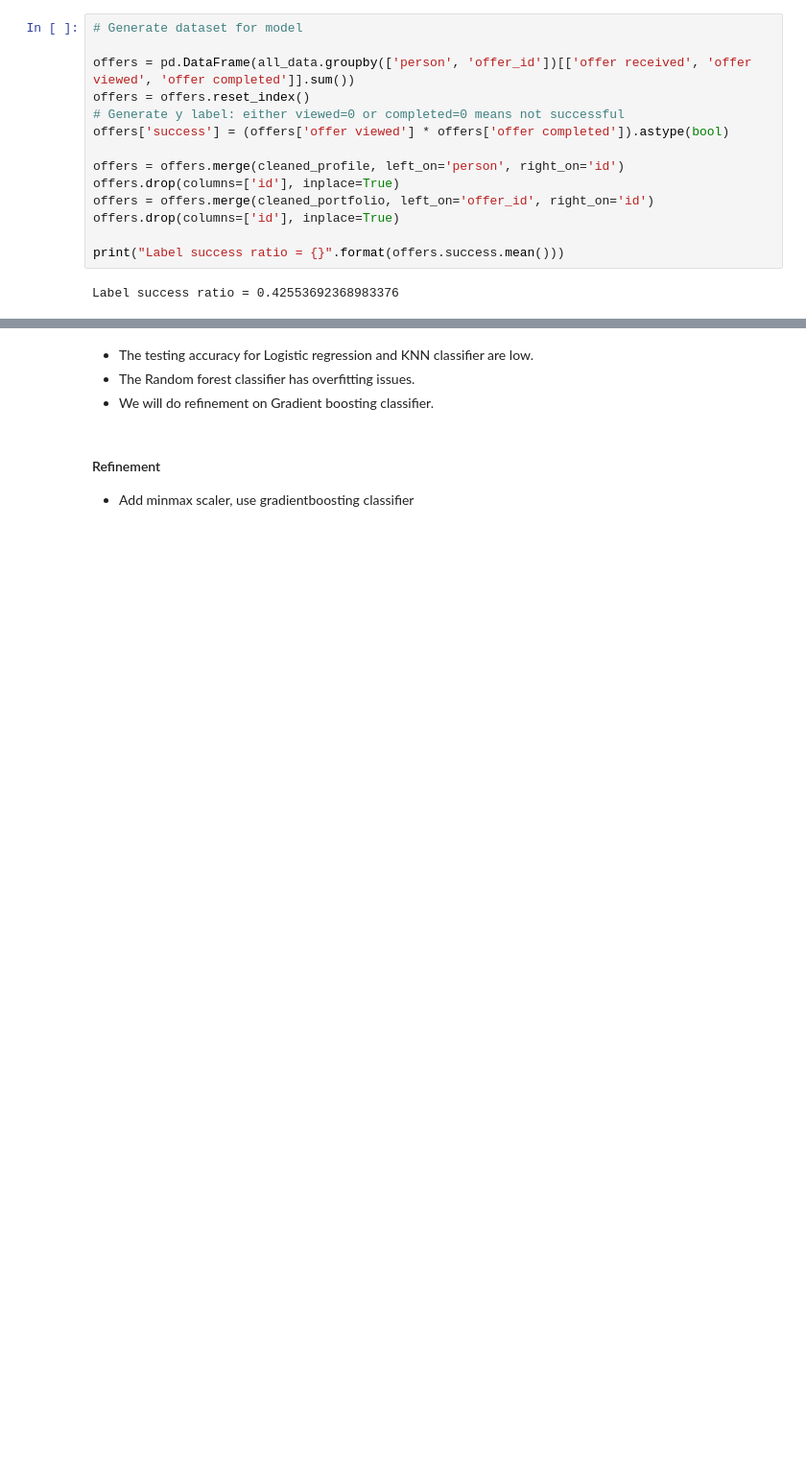
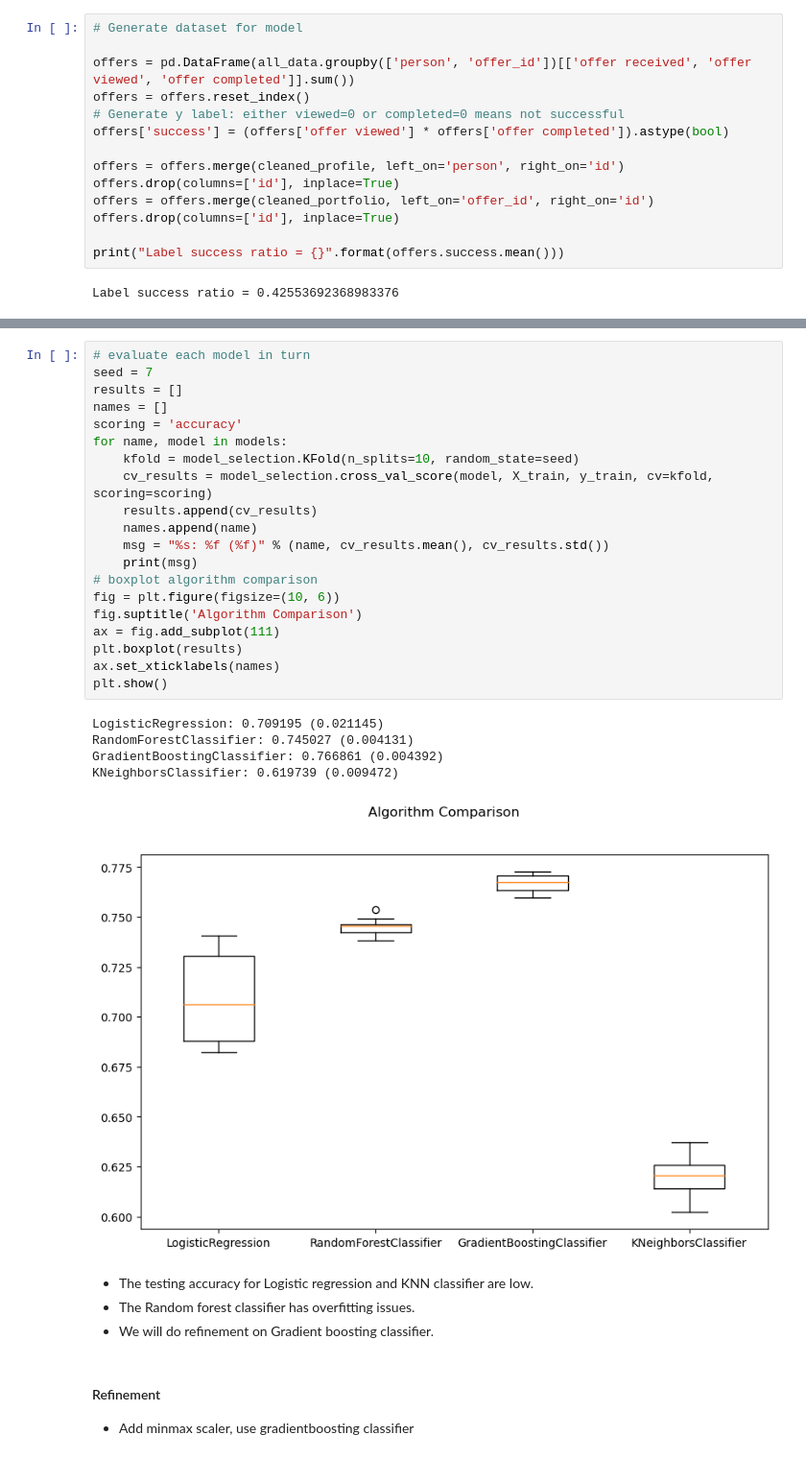
Before and after one commit to VagnerBelfort/starbucks_promotional_analysis, a Jupyter notebook: Starbucks_Capstone_notebook.ipynb, the cells around one changed output, grey strips where cells are left out. Shown at 96% size. Drawn from its saved outputs; the diff is of its cells as text; blank space fills up the shorter version.

Commit message:
FIX: adding model comparison in charts

```diff
--- a/Starbucks_Capstone_notebook.ipynb
+++ b/Starbucks_Capstone_notebook.ipynb
@@ -477,3 +482,29 @@ Traing accuracy: 0.761, testing accuracy: 0.620
+# %%
+# evaluate each model in turn
+seed = 7
+results = []
+names = []
+scoring = 'accuracy'
+for name, model in models:
+	kfold = model_selection.KFold(n_splits=10, random_state=seed)
+	cv_results = model_selection.cross_val_score(model, X_train, y_train, cv=kfold, scoring=scoring)
+	results.append(cv_results)
+	names.append(name)
+	msg = "%s: %f (%f)" % (name, cv_results.mean(), cv_results.std())
+	print(msg)
+# boxplot algorithm comparison
+fig = plt.figure(figsize=(10, 6))
+fig.suptitle('Algorithm Comparison')
+ax = fig.add_subplot(111)
+plt.boxplot(results)
+ax.set_xticklabels(names)
+plt.show()
+# %% [output]
+LogisticRegression: 0.709195 (0.021145)
+RandomForestClassifier: 0.745027 (0.004131)
+GradientBoostingClassifier: 0.766861 (0.004392)
+KNeighborsClassifier: 0.619739 (0.009472)
+[figure, added]
 # %% [markdown]
 - The testing accuracy for Logistic regression and KNN classifier are low.
 - The Random forest classifier has overfitting issues.
```
Also changed, not shown: parts of 6 cells of this notebook.
